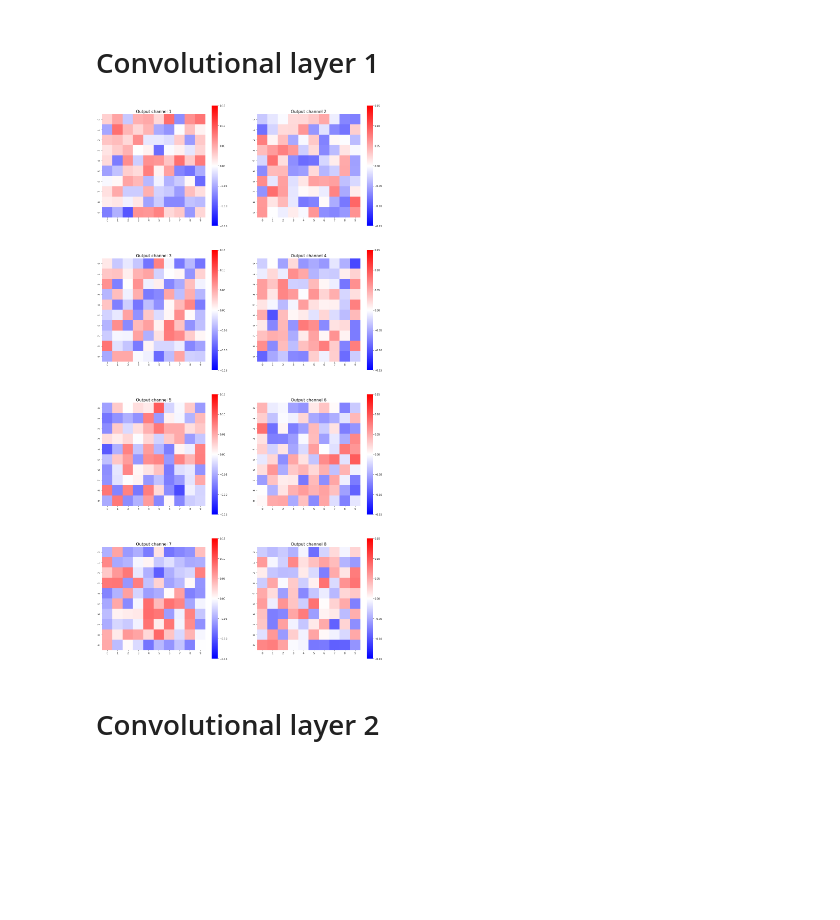
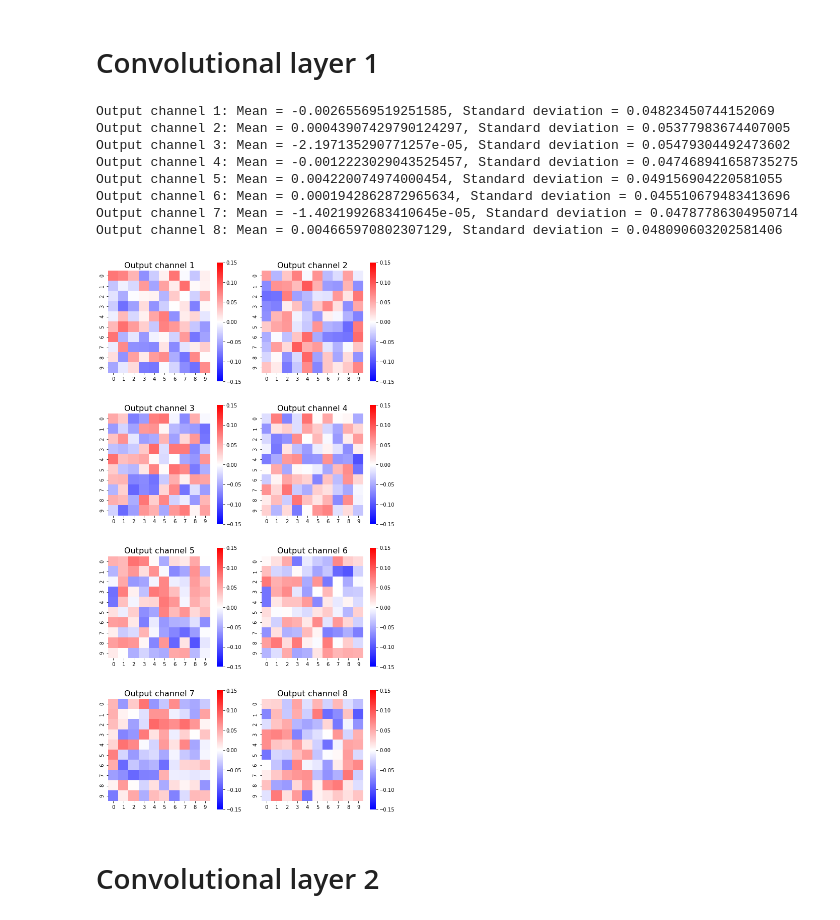
Before and after one commit to agerhall/Wavelet-Scattering, a Jupyter notebook: Test Keras.ipynb, the cells around one changed output. Saved outputs shown, nothing was run; the diff lists cells and outputs as text; code cells hidden in the pictures; blank space fills up the shorter version.

```diff
--- a/Test Keras.ipynb
+++ b/Test Keras.ipynb
@@ -66,19 +66,27 @@ acc: 0.9138999936580658
 # %%
 conv_layer1 = CNNModel.get_layer(index=0)
 filter1 = conv_layer1.get_weights()[0] # Weights of the 1st convolution layer (without the bias)
 chan1 = filter1.shape[3] # Number of output channels in convolution layer 1
 
-fig = plt.figure(figsize=(20, 40))
+fig = plt.figure(figsize=(10, 20))
 sub_vert = (chan1+1)/2
 sub_hori = 2
 for i in range(chan1):
     ax = fig.add_subplot(sub_vert, sub_hori, i+1)
     ax.set_title("Output channel {}".format(i+1), fontsize=16)
     sns.heatmap(filter1[:, :, 0, i], vmin=-0.15, vmax=0.15, center=0, square=True, cmap="bwr")
-    #print("Output channel {}: Sum = {}, Standard deviation = {}".format(i+1, filter1[:, :, 0, i].sum(),
-    #      filter1[:, :, 0, i].std()))
+    print("Output channel {}: Mean = {}, Standard deviation = {}".format(i+1, filter1[:, :, 0, i].mean(),
+          filter1[:, :, 0, i].std()))
 # %% [output]
+Output channel 1: Mean = -0.00265569519251585, Standard deviation = 0.04823450744152069
+Output channel 2: Mean = 0.00043907429790124297, Standard deviation = 0.05377983674407005
+Output channel 3: Mean = -2.197135290771257e-05, Standard deviation = 0.05479304492473602
+Output channel 4: Mean = -0.0012223029043525457, Standard deviation = 0.047468941658735275
+Output channel 5: Mean = 0.004220074974000454, Standard deviation = 0.049156904220581055
+Output channel 6: Mean = 0.0001942862872965634, Standard deviation = 0.045510679483413696
+Output channel 7: Mean = -1.4021992683410645e-05, Standard deviation = 0.04787786304950714
+Output channel 8: Mean = 0.004665970802307129, Standard deviation = 0.048090603202581406
-[figure, old version]
+[figure, new version]
 # %% [markdown]
 # Convolutional layer 2
 # %% [raw]
```
Also changed, not shown: parts of 2 cells of this notebook.
